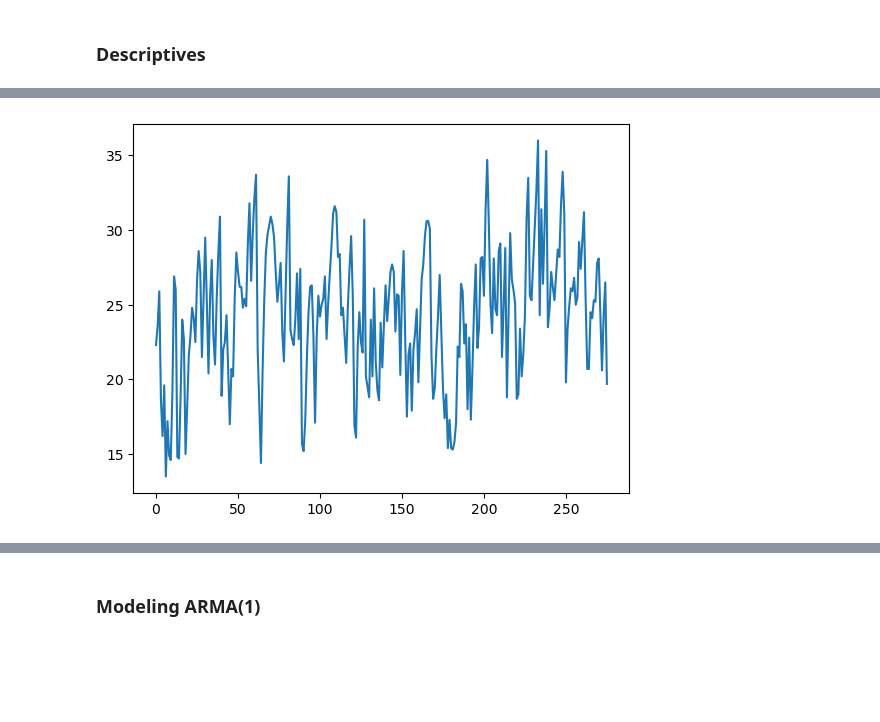
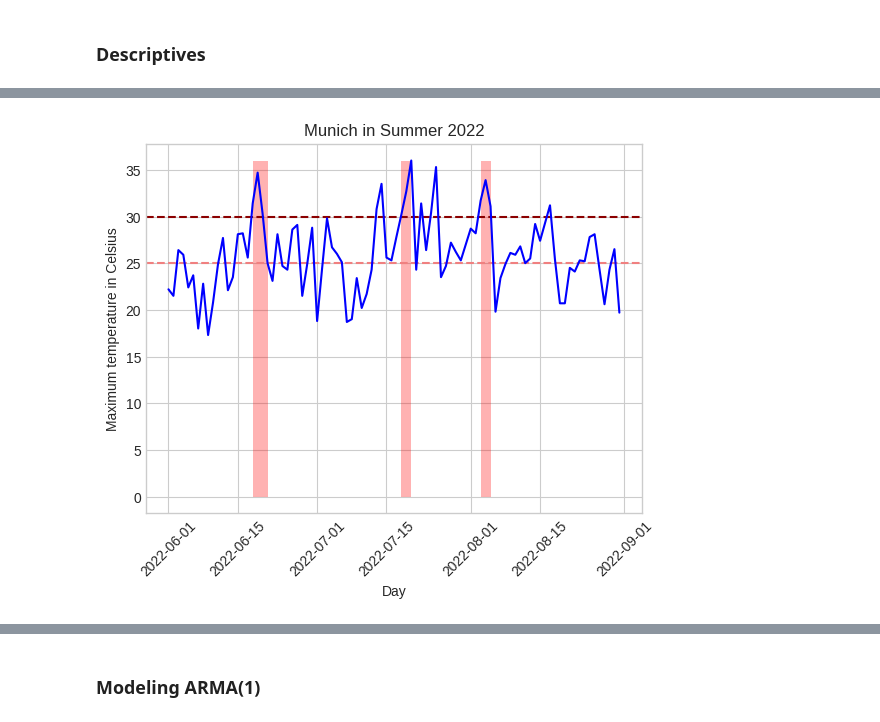
Before and after one commit to MGenschow/DS_Project, a Jupyter notebook: modules/models/heatwaves/recurrence_prob.ipynb, the cells around one changed output, grey strips where cells are left out. Saved outputs shown, nothing was run; the diff lists cells and outputs as text; code cells hidden in the pictures; blank space fills up the shorter version.

Commit message:
cleaned recur prob script & scraped more data for robustness

```diff
--- a/modules/models/heatwaves/recurrence_prob.ipynb
+++ b/modules/models/heatwaves/recurrence_prob.ipynb
@@ -38,0 +60,3 @@ Name: TT_TU, dtype: float64
+# %%
+sublists = divide_dates_into_sublists(heat)
+print(sublists)
@@ -39,2 +69,14 @@ Name: TT_TU, dtype: float64
+# %%
+# get scraped data
+munich_city = pd.read_csv(config['data']['dwd']+'/munich-city.csv')
+munich_city['MESS_DATUM'] = pd.to_datetime(munich_city['MESS_DATUM'], format='%Y-%m-%d %H')
+munich_city['DATE'] = munich_city['MESS_DATUM'].dt.date
+# %%
+# get daily maximum temperatures (for June, July, August)
+years = list(range(2014, 2023))
+months = [6,7,8]
+sub_index = (munich_city['MESS_DATUM'].dt.year.isin(years)) & (munich_city['MESS_DATUM'].dt.month.isin(months))
+tseries = munich_city[sub_index].groupby([munich_city['DATE']]).max()['TT_TU']
+tseries.index = pd.to_datetime(tseries.index)
 # %% [markdown]
 ### Descriptives
@@ -49,5 +83,34 @@ plt.show()
-# %%
-tseries.reset_index(drop=True).plot()
-plt.show()
-# %% [output]
-[figure, removed]
+# %%
+# plot Munich 2022 data including heatwaves marker
+y2022_index = tseries.index.year.isin([2022])
+time_series = tseries[y2022_index]
+plt.style.use('seaborn-whitegrid')
+fig, ax = plt.subplots()
+
+ax.axhline(30, color='darkred', linestyle='--')
+ax.axhline(25, color='lightcoral', linestyle='--')
+
+ax.plot(time_series.index, time_series.values, color='blue')
+ax.xaxis.set_major_locator(mdates.DayLocator(bymonthday=[1,15]))
+
+for sublist in sublists:
+    alpha = 0.3
+
+    start_date = sublist[0]
+    end_date = sublist[-1]
+
+    start_idx = time_series.index.get_loc(start_date.strftime("%Y-%m-%d"))
+    end_idx = time_series.index.get_loc(end_date.strftime("%Y-%m-%d"))
+
+    ax.fill_between(time_series.index[start_idx:end_idx+1], 0, time_series.values.max(), facecolor='red', alpha=alpha)
+
+ax.set_xlabel('Day')
+plt.xticks(rotation=45)
+ax.set_ylabel('Maximum temperature in Celsius')
+ax.set_title('Munich in Summer 2022')
+
+plt.savefig(config['data']['dwd'] + '/summer_munich_2022.png', bbox_inches="tight")
+
+plt.show()
+# %% [output]
+[figure, added]
```
Also changed, not shown: parts of 26 cells of this notebook.
